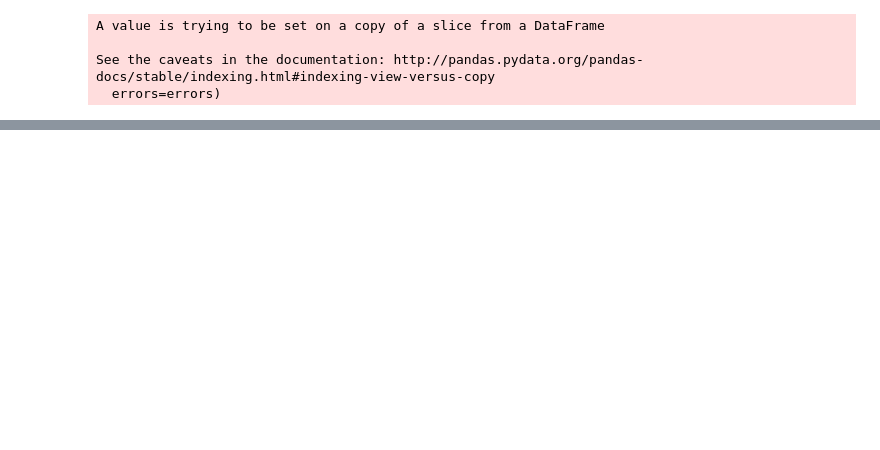
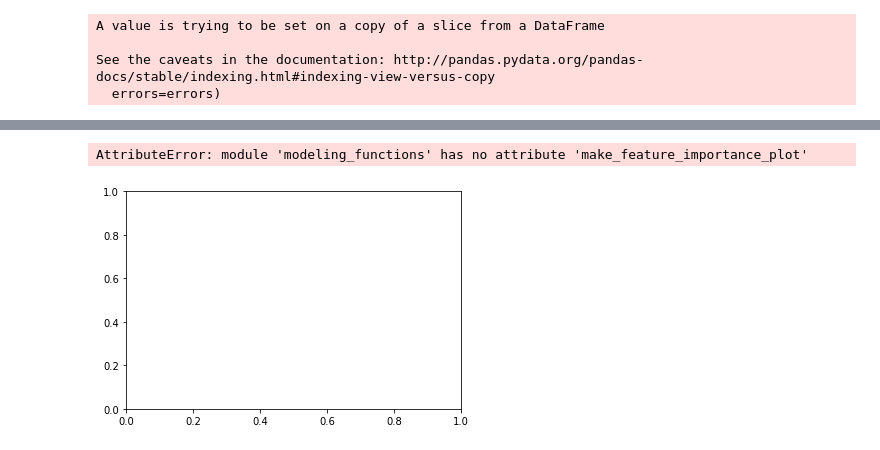
Before and after one commit to hankzhang2003/spotify-billboard-analysis, a Jupyter notebook: spotify-billboard-analysis-3.ipynb, the cells around one changed output, grey strips where cells are left out. Saved outputs shown, nothing was run; the diff lists cells and outputs as text; code cells hidden in the pictures; blank space fills up the shorter version.

Commit message:
changing imports

```diff
--- a/spotify-billboard-analysis-3.ipynb
+++ b/spotify-billboard-analysis-3.ipynb
@@ -251,9 +247,12 @@ print(gradient_boost_reg_results)
 # %%
 # Plot feature importances
 fig, ax = plt.subplots()
-make_feature_importance_plot(feature_importances, lyricsAndValencePop, 30, ax)
+plots.make_feature_importance_plot(feature_importances, lyricsAndValencePop, 30, ax)
 fig.suptitle("Top Feature Importances of Pop (valence only)")
 fig.savefig("images/feature_importances_valencepop.png")
+# %% [output]
+AttributeError: module 'modeling_functions' has no attribute 'make_feature_importance_plot'
+[figure, added]
 # %%
 # Multilayer perceptron
 mlp = Sequential()
```
Also changed, not shown: parts of 37 cells of this notebook, 3 other files.
